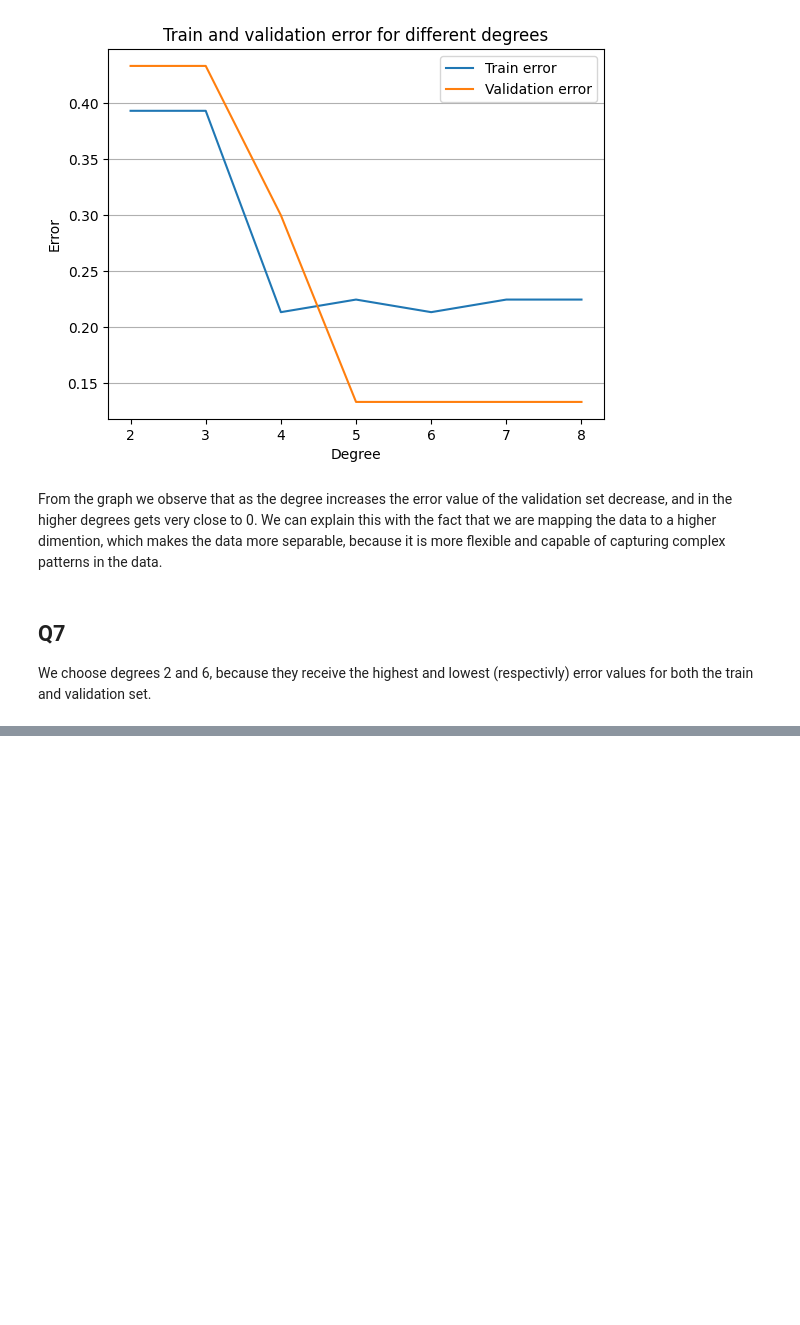
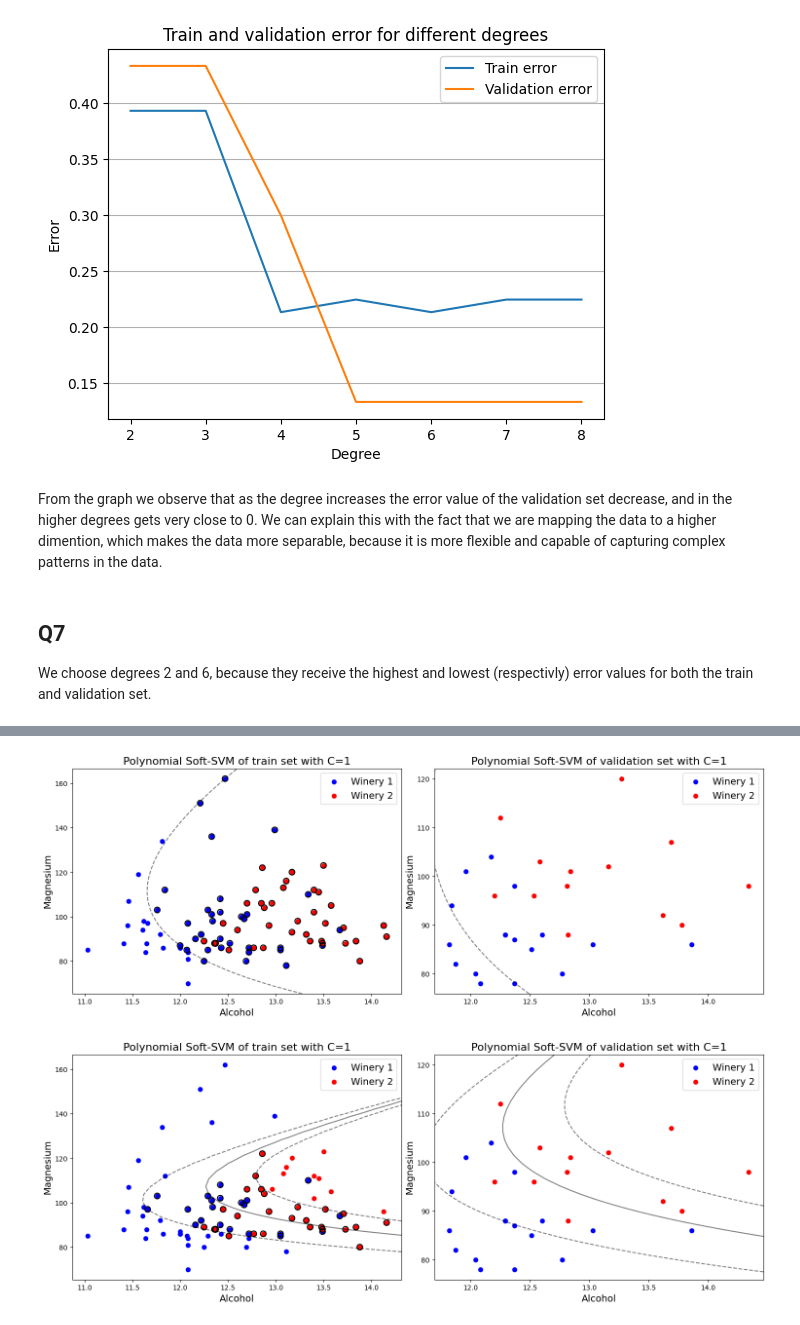
Before and after one commit to AmitShirazi1/ML_hw2, a Jupyter notebook: q1.ipynb, the cells around one changed output, grey strips where cells are left out. Drawn from its saved outputs; the diff is of its cells as text; code cells hidden in the pictures; blank space fills up the shorter version.

```diff
--- a/q1.ipynb
+++ b/q1.ipynb
@@ -145,11 +136,14 @@ for c in c_list:
 ## Q4
 # %%
 margins = list()
+# For each C value, train the SVM model and calculate the margin length.
 for c in c_list:
-    model=SVC(kernel='linear', C=c)
-    model.fit(train_df[['alcohol', 'magnesium']], train_df['target'])
+    model = SVC(kernel='linear', C=c)
+    model.fit(train_df[['alcohol', 'magnesium']].values, train_df['target'].values)
     marg_len=1/np.linalg.norm(model.coef_[0])
     margins.append(marg_len)
+
+# Plot the margin length for each C value.
 plt.plot(c_list, margins)
 plt.xticks(c_list)
 plt.xlabel('C value')
@@ -193,17 +191,19 @@ From the graph above, we can observe that the graphs are monotonically decreasin
 # %% [markdown]
 ## Q6
 # %%
+""" Train and plot the SVM model for the train and test datasets. """
 train_errors = list()
 validation_errors = list()
 degrees_list = np.arange(2, 9)
 
+# For each degree value, train the SVM model and calculate the train and validation errors.
 for d in degrees_list:
     model = SVC(kernel='poly', degree=d, C=1)
     model.fit(train_df[['alcohol', 'magnesium']], train_df['target'])
     train_errors.append(1-model.score(train_df[['alcohol', 'magnesium']], train_df['target']))
-    validation_errors.append(1-model.score(val_df[['alcohol', 'magnesium']], val_df['target'])
-)
+    validation_errors.append(1-model.score(val_df[['alcohol', 'magnesium']], val_df['target']))
 
+# Plot the train and validation errors for each degree value.
 plt.plot(degrees_list, train_errors, label='Train error')
 plt.plot(degrees_list, validation_errors, label='Validation error')
 plt.xticks(degrees_list)
@@ -221,13 +221,3 @@ We can explain this with the fact that we are mapping the data to a higher dimen
 # %% [markdown]
 ## Q7
 We choose degrees 2 and 6, because they receive the highest and lowest (respectivly) error values for both the train and validation set.
-# %%
-
-for d in [2, 6]:
-    X_train=train_df[['alcohol', 'magnesium']].values
-    y_train=train_df['target'].values
-    model = SVC(kernel='poly',degree=d, C=1)
-    plot_svm(1, X_train, y_train, model, kernel='poly',deg=d, train_or_val='train', xlabel='Alcohol', ylabel='Magnesium')
-    X_val=val_df[['alcohol', 'magnesium']].values
-    y_val=val_df['target'].values
-    plot_svm(1, X_val, y_val, model, kernel='poly',deg=d, train_or_val='validation', xlabel='Alcohol', ylabel='Magnesium')
@@ -238,0 +224,7 @@ for d in [2, 6]:
+# %%
+# For each degree value, train and plot the SVM model for the train and test datasets.
+for d in [2, 6]:
+    plot_svm_train_and_test(train_df, val_df, c=1, kernel='poly', deg=d)
+# %% [output]
+[figure, added]
+[figure, added]
```
Also changed, not shown: parts of 11 cells of this notebook.
